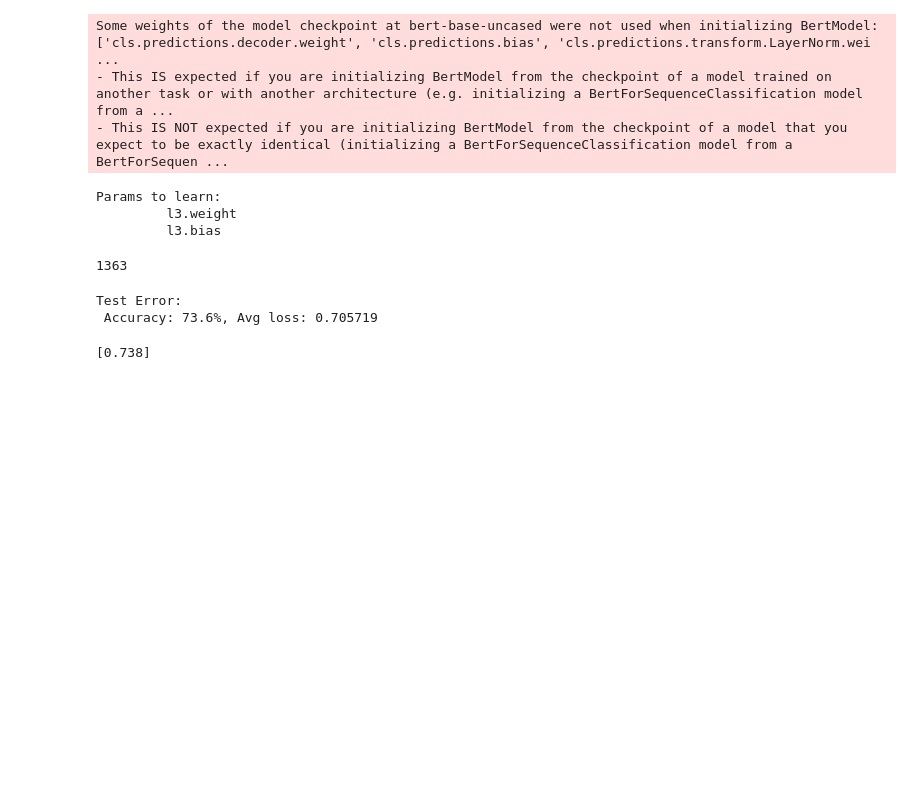
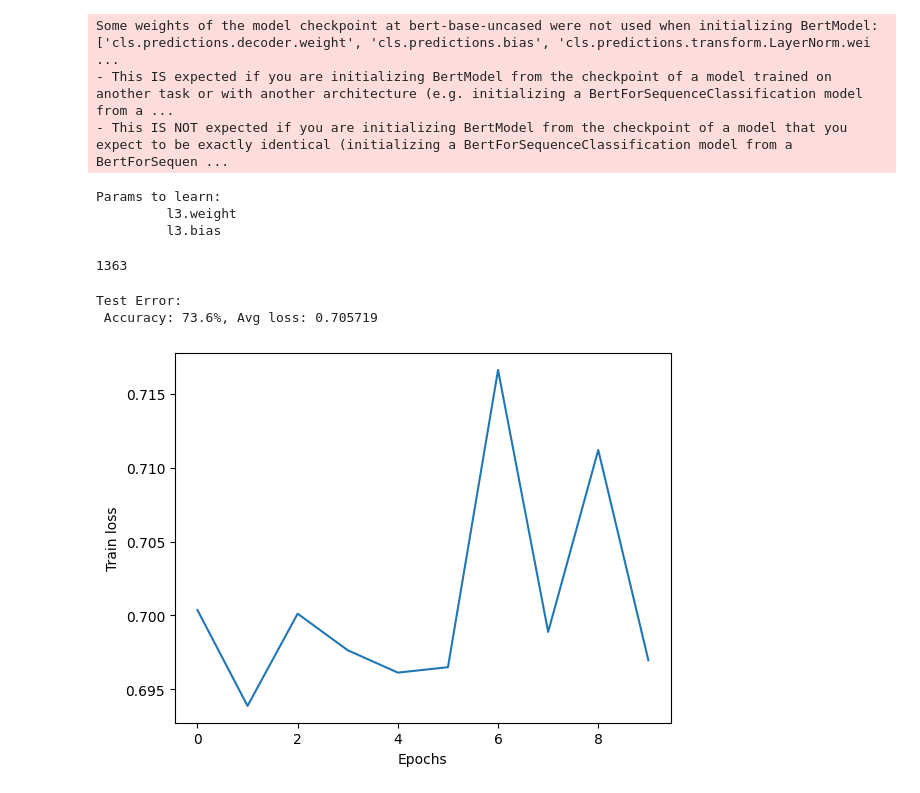
Before and after one commit to Jeremstym/NLP_intent_class, a Jupyter notebook: intent_classifier.ipynb, the cells around one changed output. Drawn from its saved outputs; the diff is of its cells as text; code cells hidden in the pictures; blank space fills up the shorter version.

Commit message:
Fix training issues (total count)

```diff
--- a/intent_classifier.ipynb
+++ b/intent_classifier.ipynb
@@ -187,7 +168,10 @@ Test Error:
 # %%
 train_loader, test_loader = get_datafrom_tokenizer(small_train, small_test)
 loss_test, test_accuracy, loss_train, train_accuracy = train(train_loader, test_loader)
-# %%
-test_accuracy
-# %% [output]
-[0.738]
+# %%
+plt.plot(loss_test)
+plt.xlabel("Epochs")
+plt.ylabel("Train loss")
+plt.show()
+# %% [output]
+[figure, added]
```
Also changed, not shown: parts of 2 cells of this notebook.
